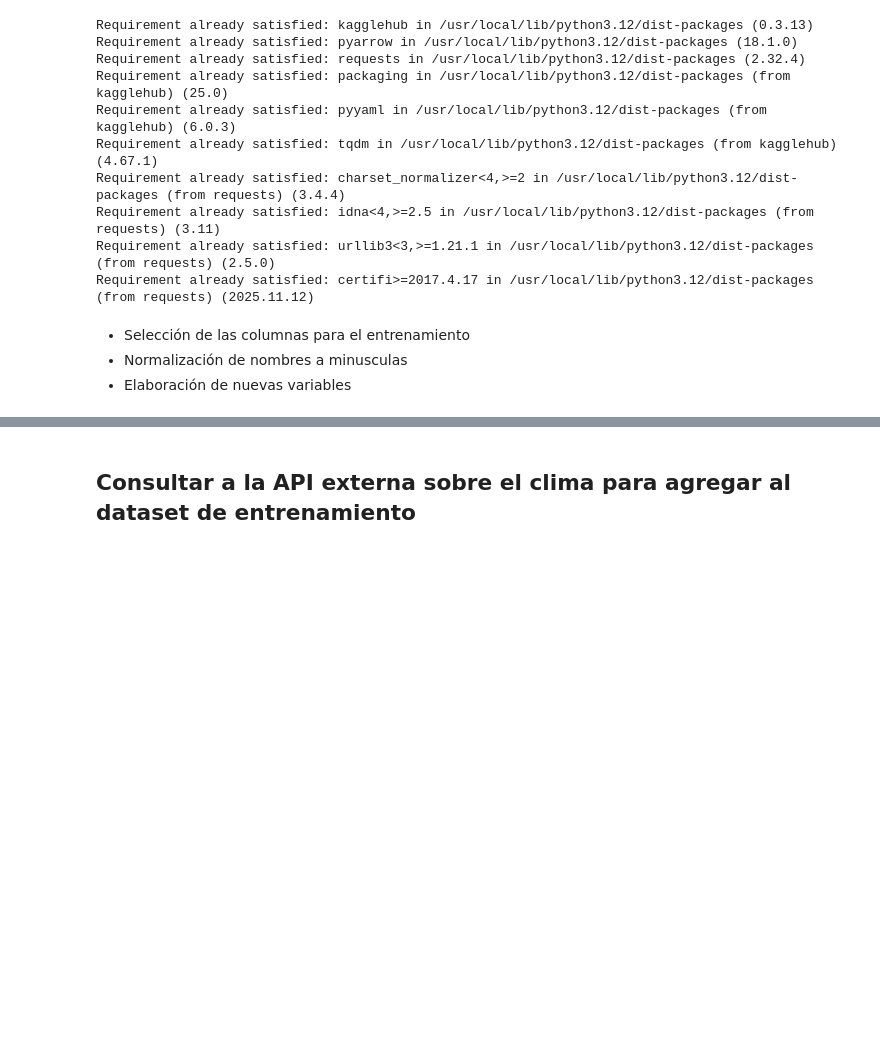
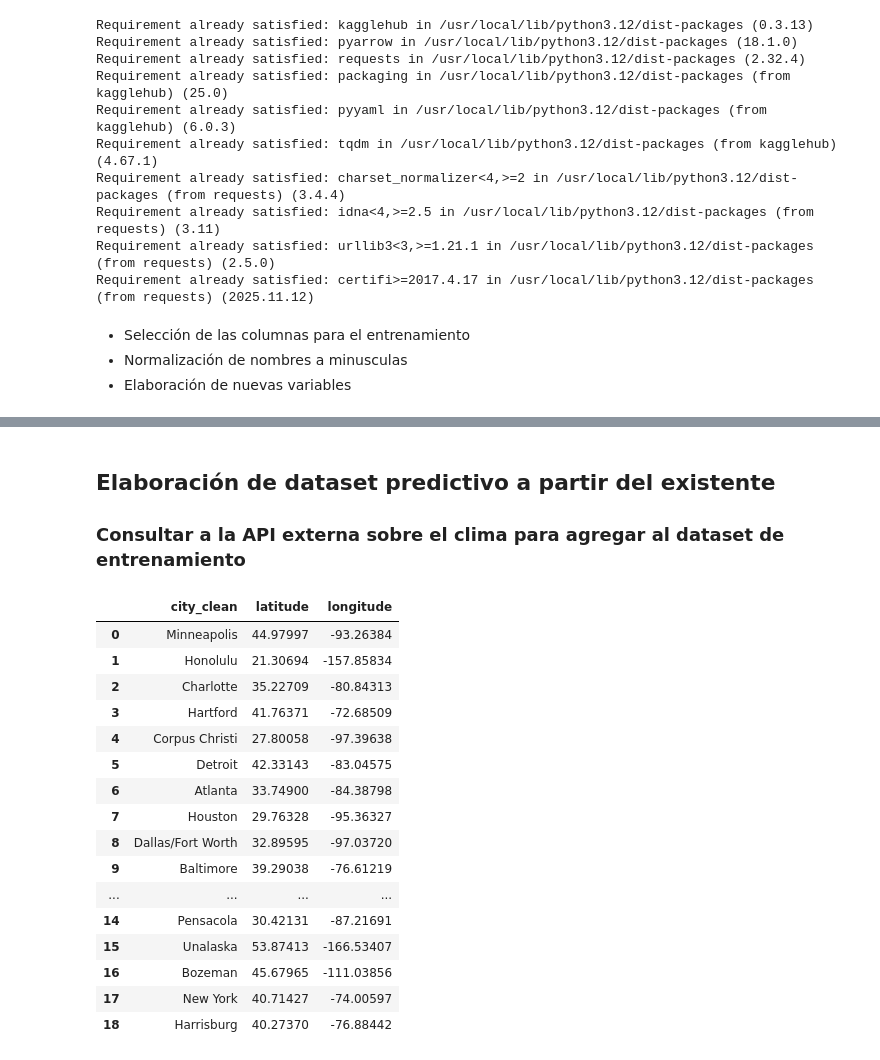
Before and after one commit to sunnyday2/flight_on_time, a Jupyter notebook: flightontime_hackaton_e32_alura_latam.ipynb, the cells around one changed output, grey strips where cells are left out. Saved outputs shown, nothing was run; the diff lists cells and outputs as text; code cells hidden in the pictures; blank space fills up the shorter version.

```diff
--- a/flightontime_hackaton_e32_alura_latam.ipynb
+++ b/flightontime_hackaton_e32_alura_latam.ipynb
@@ -846,7 +846,9 @@ df_base.head()
 | 76699 | 2018-01-22 | Hartford, CT | 535 | -5.0 | 549.0 | DL | 5 | 0 |
 | 92991 | 2018-01-02 | Corpus Christi, TX | 1615 | 139.0 | 354.0 | AA | 16 | 1 |
 # %% [markdown]
-## Consultar a la API externa sobre el clima para agregar al dataset de entrenamiento
+## Elaboración de dataset predictivo a partir del existente
+
+### Consultar a la API externa sobre el clima para agregar al dataset de entrenamiento
 # %%
 #geocoding
 
@@ -870,3 +872,51 @@ def geocode_city(city):
         return None, None
 
     return data["results"][0]["latitude"], data["results"][0]["longitude"]
+# %%
+#Limpio ciudades
+
+df_base["city_clean"] = (
+    df_base["origincityname"]
+    .astype(str)
+    .str.split(",")
+    .str[0]
+    .str.strip()
+)
+cities = df_base["city_clean"].unique()[:20]
+# %%
+#selecciono ciudades
+
+cities = df_base["city_clean"].unique()[:20]
+
+#geocoding loop: latitud y longiyud
+
+geo_rows = []
+for city in cities:
+    lat, lon = geocode_city(city)
+    if lat is not None:
+        geo_rows.append({
+            "city_clean": city,
+            "latitude": lat,
+            "longitude": lon
+        })
+
+df_geo = pd.DataFrame(geo_rows)
+df_geo
+# %% [output]
+|  | city_clean | latitude | longitude |
+| 0 | Minneapolis | 44.97997 | -93.26384 |
+| 1 | Honolulu | 21.30694 | -157.85834 |
+| 2 | Charlotte | 35.22709 | -80.84313 |
+| 3 | Hartford | 41.76371 | -72.68509 |
+| 4 | Corpus Christi | 27.80058 | -97.39638 |
+| 5 | Detroit | 42.33143 | -83.04575 |
+| 6 | Atlanta | 33.74900 | -84.38798 |
+| 7 | Houston | 29.76328 | -95.36327 |
+| 8 | Dallas/Fort Worth | 32.89595 | -97.03720 |
+| 9 | Baltimore | 39.29038 | -76.61219 |
+| ... | ... | ... | ... |
+| 14 | Pensacola | 30.42131 | -87.21691 |
+| 15 | Unalaska | 53.87413 | -166.53407 |
+| 16 | Bozeman | 45.67965 | -111.03856 |
+| 17 | New York | 40.71427 | -74.00597 |
+| 18 | Harrisburg | 40.27370 | -76.88442 |
```
Also changed, not shown: parts of 10 cells of this notebook.
